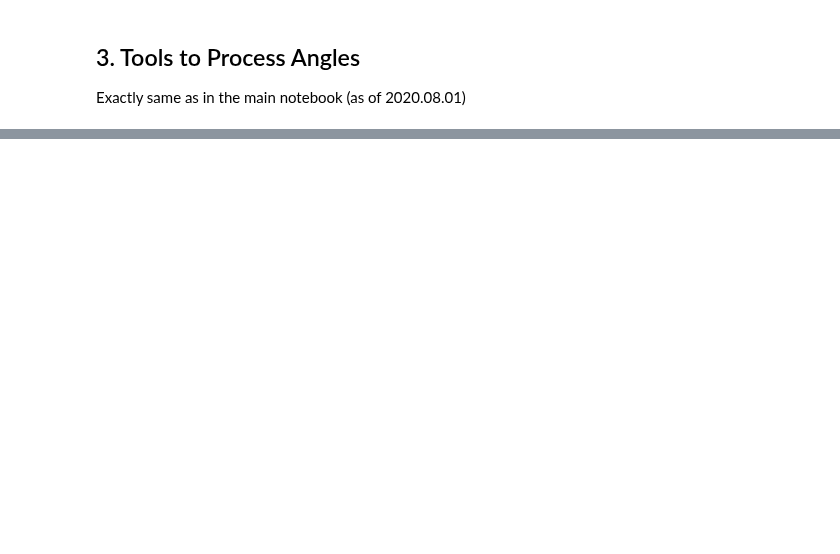
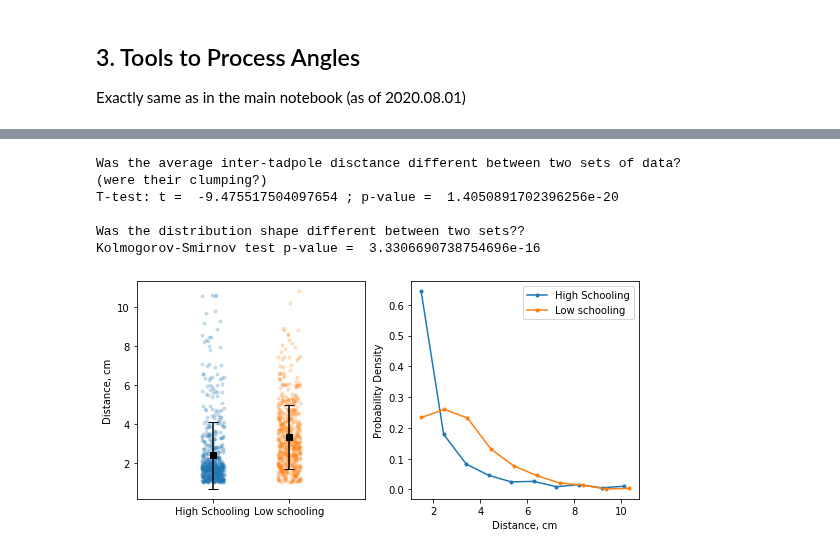
Before and after one commit to khakhalin/Xenopus-Behavior, a Jupyter notebook: 01_Schooling/schooling_power_analysis.ipynb, the cells around one changed output, grey strips where cells are left out. Drawn from its saved outputs; the diff is of its cells as text; code cells hidden in the pictures; blank space fills up the shorter version.

```diff
--- a/01_Schooling/schooling_power_analysis.ipynb
+++ b/01_Schooling/schooling_power_analysis.ipynb
@@ -245,0 +246,58 @@ out = processEverything(show_image=True)
+# %%
+# Prepare the data
+out = processEverything(show_image=False, schooling=0.9, alignment=1.0)
+out_treatment = processEverything(show_image=False, schooling=0.1, alignment=0.0)
+# %%
+def two_groups_plot(y1, y2, labels):
+    """A basic two-groups plot"""
+    plt.plot(1+(np.random.uniform(size=y1.shape[0])-0.5)*0.3, y1, '.', alpha=0.2, zorder=-1)
+    plt.plot(2+(np.random.uniform(size=y2.shape[0])-0.5)*0.3, y2, '.', alpha=0.2, zorder=-1)
+    # Zorder is set to negative to hack around a bug in matplotlib that places errorbars below plots
+    plt.errorbar(1, np.mean(y1), np.std(y1), color='k', marker='s', capsize=5)
+    plt.errorbar(2, np.mean(y2), np.std(y2), color='k', marker='s', capsize=5)
+    plt.xlim(0,3)
+    plt.xticks(ticks=[1,2], labels=labels)
+
+def compare_distances(out1,out2,labels):
+    """Visualizes distances, reports a stat test"""
+    N_BINS = 10
+
+    d = out1['dist'].values
+    d2 = out2['dist'].values
+
+    plt.figure(figsize=(9,4))
+    ax = plt.subplot(121)
+    two_groups_plot(d, d2, labels)
+    plt.ylabel('Distance, cm')
+
+    ax = plt.subplot(122)
+    #plt.hist(d , bins=30, density=True, alpha=0.5);
+    #plt.hist(d2, bins=30, density=True, alpha=0.5);
+    y1,x1 = np.histogram(d, bins=N_BINS, density=True)
+    y2,x2 = np.histogram(d2, bins=N_BINS, density=True)
+    centers = lambda x: np.mean(np.vstack((x[:-1],x[1:])), axis=0) # Centers of each bin
+    plt.plot(centers(x1),y1,'.-')
+    plt.plot(centers(x2),y2,'.-')
+    plt.xlabel('Distance, cm')
+    plt.ylabel('Probability Density')
+    plt.legend(labels, loc='upper right')
+
+    print('Was the average inter-tadpole disctance different between two sets of data?')
+    print('(were their clumping?)')
+    test_results = stats.ttest_ind(d,d2)
+    print('T-test: t = ', test_results.statistic, '; p-value = ',test_results.pvalue)
+
+    print('\nWas the distribution shape different between two sets??')
+    test_results = scipy.stats.ks_2samp(d,d2)
+    print('Kolmogorov-Smirnov test p-value = ',test_results.pvalue)
+
+compare_distances(out, out_treatment, ['High Schooling','Low schooling'])
+#plt.savefig('distances.svg', format='svg')
+# %% [output]
+Was the average inter-tadpole disctance different between two sets of data?
+(were their clumping?)
+T-test: t =  -9.475517504097654 ; p-value =  1.4050891702396256e-20
+
+Was the distribution shape different between two sets??
+Kolmogorov-Smirnov test p-value =  3.3306690738754696e-16
+[figure, added]
```
Also changed, not shown: parts of 21 cells of this notebook, 1 other file.
